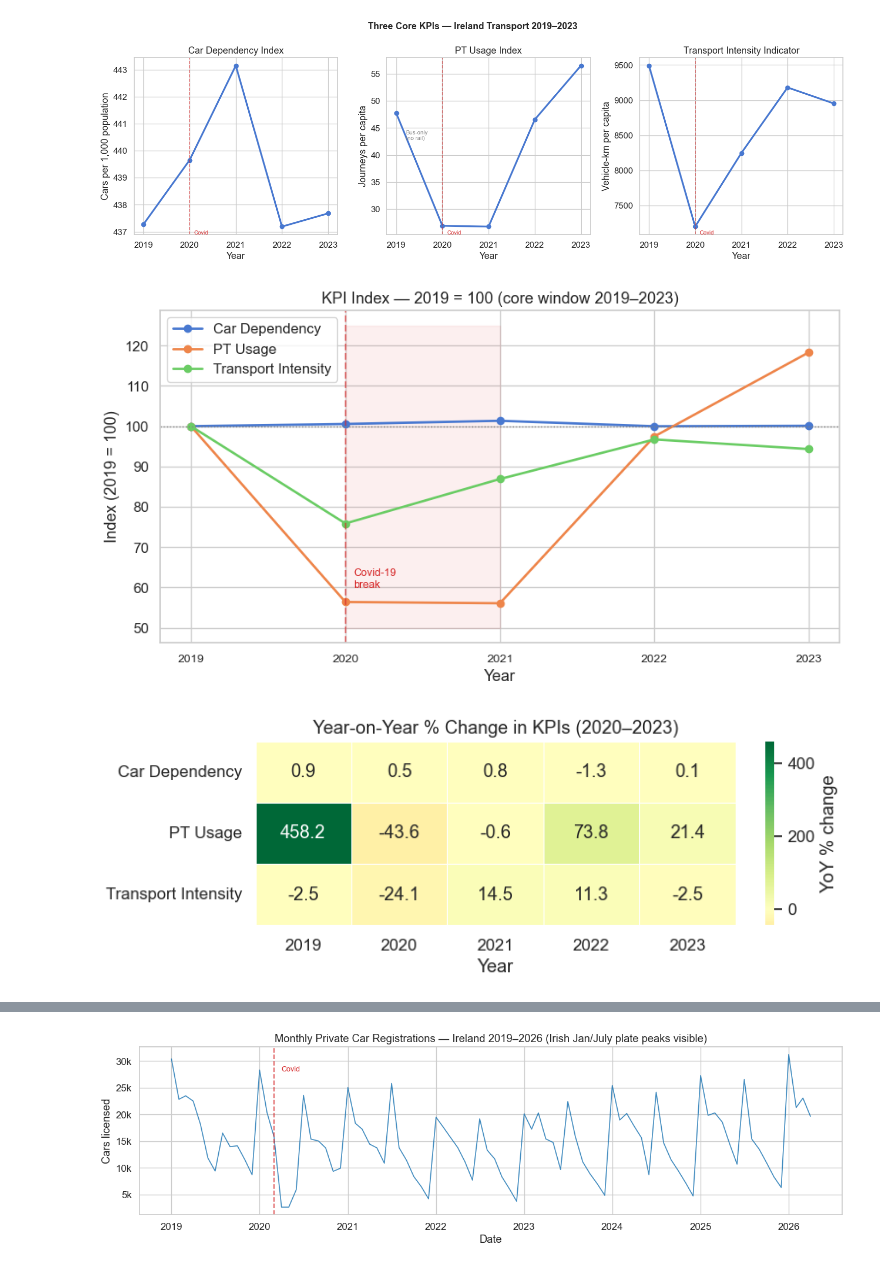
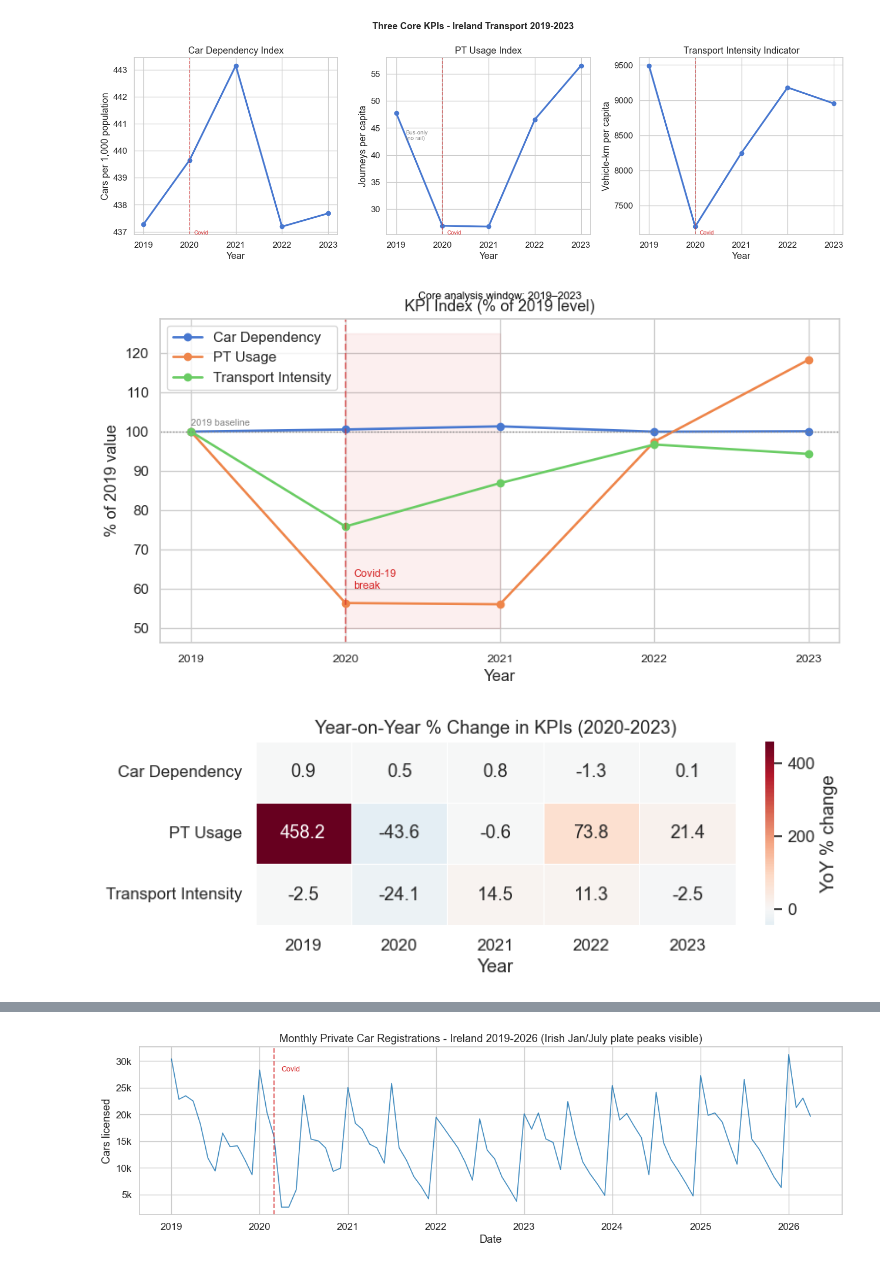
Before and after one commit to srb1024/IE_TRANSPORTs_DECARBONISATION_TRACKER, a Jupyter notebook: notebooks/02_descriptive_analytics.ipynb, the cells around one changed output, grey strips where cells are left out. Drawn from its saved outputs; the diff is of its cells as text; code cells hidden in the pictures.

Commit message:
Update notebooks, processed data, and generated figures

```diff
--- a/notebooks/02_descriptive_analytics.ipynb
+++ b/notebooks/02_descriptive_analytics.ipynb
@@ -104,37 +105,40 @@ fig, ax = plt.subplots(figsize=(9, 5))
 for col, label in zip(norm_cols, labels):
     ax.plot(normed.index, normed[col], marker="o", linewidth=2, label=label)
 ax.axhline(100, color="grey", linestyle=":", linewidth=1)
+ax.text(2019, 101.5, "2019 baseline", fontsize=8, color="grey")
 ax.axvline(2020, color=COVID_COLOR, linestyle="--", alpha=0.6)
 ax.text(2020.05, 60, "Covid-19\nbreak", color=COVID_COLOR, fontsize=9)
 ax.fill_betweenx([50, 125], 2020, 2021, alpha=0.07, color=COVID_COLOR)
 ax.set_xticks(normed.index)
 ax.set_xticklabels([str(y) for y in normed.index], fontsize=10)
-ax.set(title="KPI Index — 2019 = 100 (core window 2019–2023)",
-       xlabel="Year", ylabel="Index (2019 = 100)")
+ax.set(title="KPI Index (% of 2019 level)",
+       xlabel="Year", ylabel="% of 2019 value")
+ax.text(0.5, 1.06, "Core analysis window: 2019–2023", transform=ax.transAxes,
+        ha="center", fontsize=9, color="black")
 ax.legend()
 plt.tight_layout()
 plt.savefig(FIG_DIR / "03_kpis_normalised.png", dpi=150)
 plt.show()
 # %% [output]
-[figure, old version]
+[figure, new version]
 # %%
 yoy_cols = ["car_dependency_index_yoy_pct",
             "pt_usage_index_yoy_pct",
             "transport_intensity_index_yoy_pct"]
 yoy_labels = ["Car Dependency", "PT Usage", "Transport Intensity"]
 yoy_df = fact[fact["in_core_window"]].set_index("Year")[yoy_cols].dropna()
 yoy_df.columns = yoy_labels
 
 fig, ax = plt.subplots(figsize=(8, 3))
 sns.heatmap(yoy_df.T, annot=True, fmt=".1f", center=0,
-            cmap="RdYlGn", linewidths=0.5, ax=ax,
+            cmap="RdBu_r", linewidths=0.5, ax=ax,
             cbar_kws={"label": "YoY % change"})
-ax.set(title="Year-on-Year % Change in KPIs (2020–2023)", ylabel="")
+ax.set(title="Year-on-Year % Change in KPIs (2020-2023)", ylabel="")
 plt.tight_layout()
 plt.savefig(FIG_DIR / "04_kpi_yoy_heatmap.png", dpi=150)
 plt.show()
 # %% [output]
-[figure, old version]
+[figure, new version]
 # %%
 complete = fuel_ann[fuel_ann["year_complete"]].copy()
 
```
Also changed, not shown: parts of 20 cells of this notebook, 54 other files.
